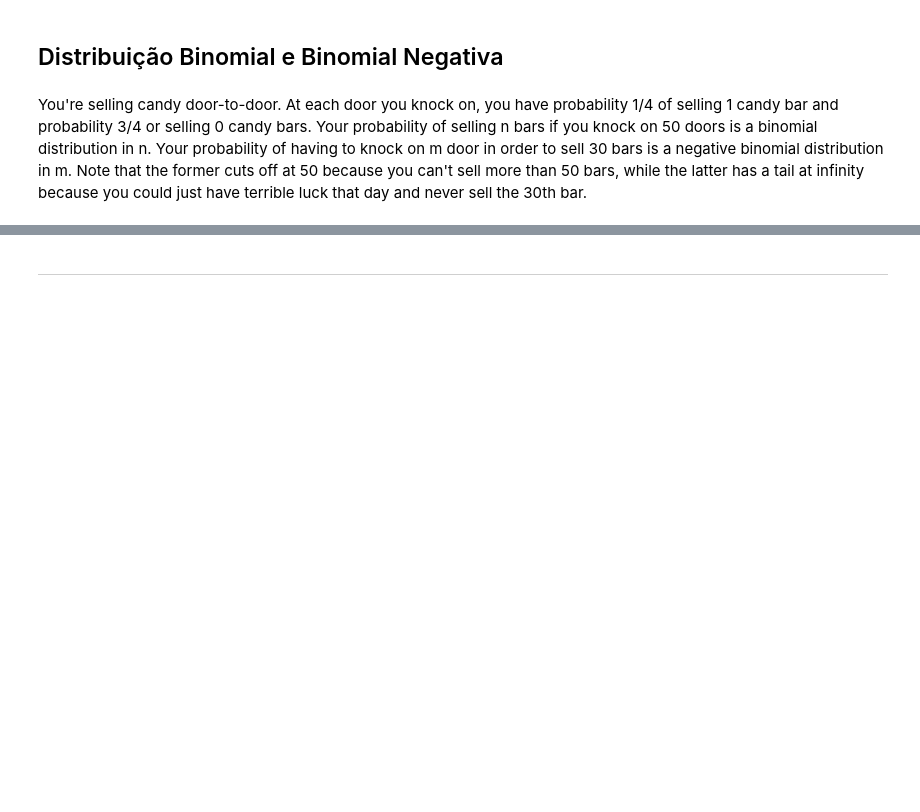
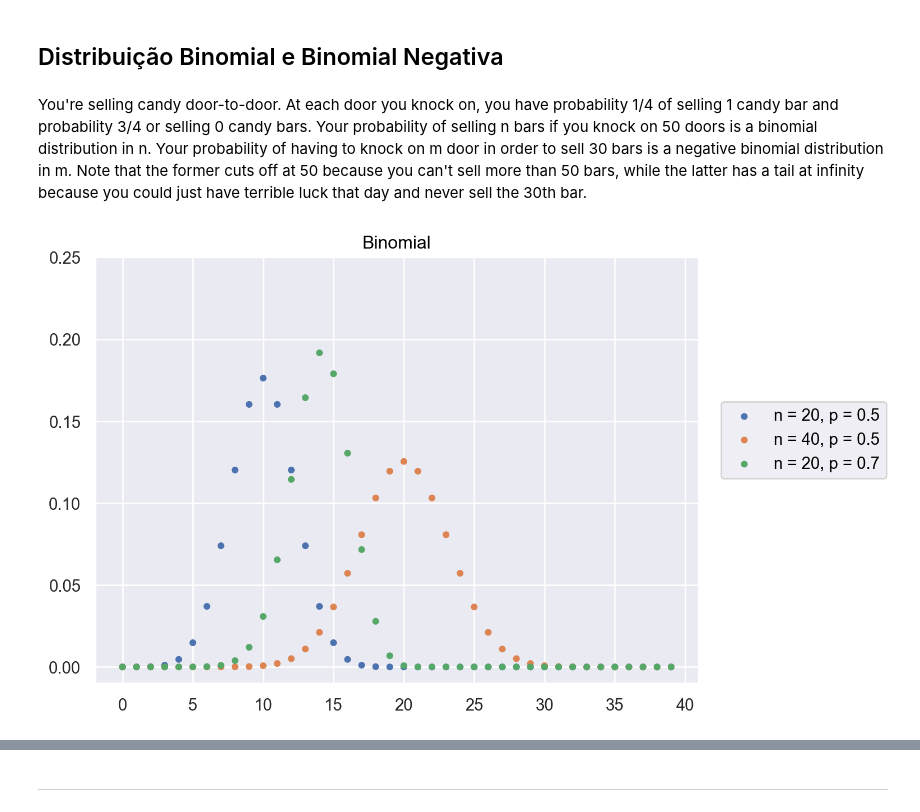
Before and after one commit to joaofauvel/mba-ds, a Jupyter notebook: Fundamentos de Estatística/fundamentos_estatistica.ipynb, the cells around one changed output, grey strips where cells are left out. Cells and saved outputs as stored; diff of their text form; code cells hidden in the pictures; blank space fills up the shorter version.

```diff
--- a/Fundamentos de Estatística/fundamentos_estatistica.ipynb
+++ b/Fundamentos de Estatística/fundamentos_estatistica.ipynb
@@ -320,3 +320,26 @@ Distância entre a média amostral $ \bar{X} $ e a média da população $ \mu $
 ## Distribuição Binomial e Binomial Negativa
 # %% [markdown]
 You're selling candy door-to-door. At each door you knock on, you have probability 1/4 of selling 1 candy bar and probability 3/4 or selling 0 candy bars. Your probability of selling n bars if you knock on 50 doors is a binomial distribution in n. Your probability of having to knock on m door in order to sell 30 bars is a negative binomial distribution in m. Note that the former cuts off at 50 because you can't sell more than 50 bars, while the latter has a tail at infinity because you could just have terrible luck that day and never sell the 30th bar.
+# %%
+k = np.arange(0,40)
+# %%
+n_and_p = [(20, 0.5), (40, 0.5), (20, 0.7)]
+# %%
+binom = (
+    pd.DataFrame(
+        {f'n = {n}, p = {p}':stats.binom.pmf(n=n, p=p, k=k) for n, p in n_and_p}
+    )
+    .set_index(k)
+    .stack()
+    .reset_index()
+    .rename(columns={'level_0': 'k', 'level_1': 'n_and_p', 0: 'P(k)'})
+)
+# %%
+(
+    so.Plot(binom, x='k', y='P(k)')
+    .add(so.Dot(pointsize=4), color='n_and_p')
+    .limit(y=(-.01, .25))
+    .label(x='', y='', color='', title='Binomial')
+)
+# %% [output]
+[figure, added]
```
Also changed, not shown: parts of 9 cells of this notebook, 1 other file.
